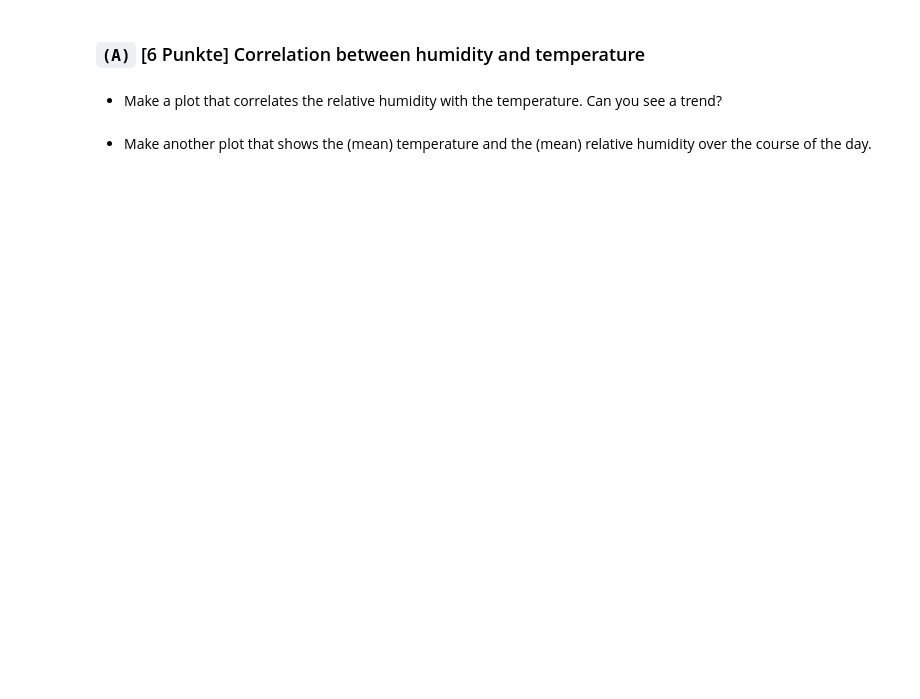
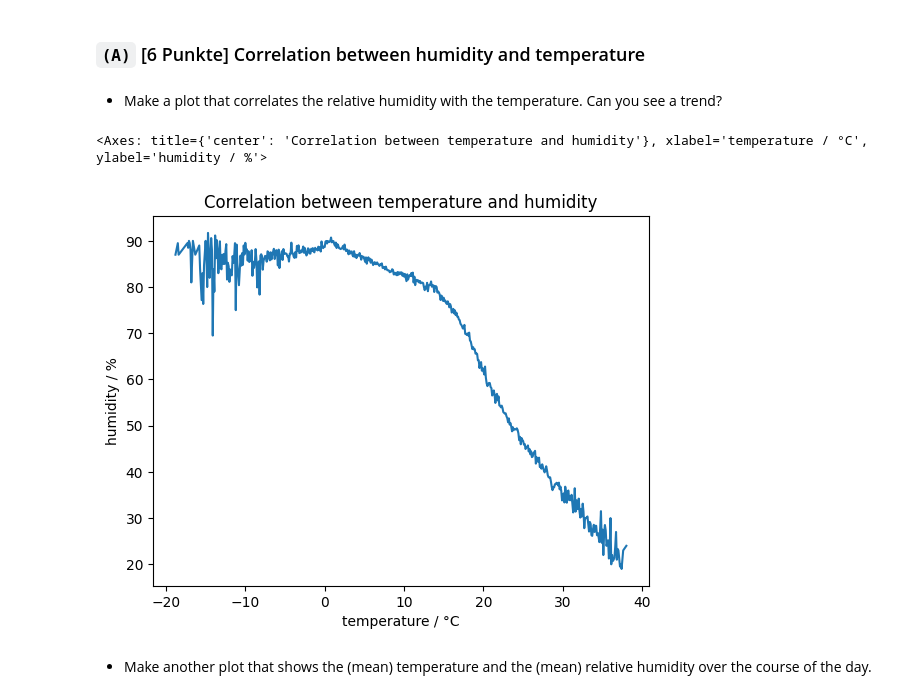
Before and after one commit to TimJoest/Datascience_2, a Jupyter notebook: MNM/Hausaufgaben/6_data_analysis/Climate_Change.ipynb, the cells around one changed output. Saved outputs shown, nothing was run; the diff lists cells and outputs as text; code cells hidden in the pictures; blank space fills up the shorter version.

```diff
--- a/MNM/Hausaufgaben/6_data_analysis/Climate_Change.ipynb
+++ b/MNM/Hausaufgaben/6_data_analysis/Climate_Change.ipynb
@@ -145,7 +305,18 @@ Make a plot that correlates the amount of *actually fallen liquid precipitation*
 # %% [markdown]
 * Make a plot that correlates the relative humidity with the temperature. Can you see a trend?
 # %%
-...
+(df_weather
+    .groupby('temperature').humidity.mean()
+    .plot(
+        title='Correlation between temperature and humidity',
+        xlabel='temperature / °C',
+        ylabel='humidity / %')
+)
+
+"""Je höher die Temperatur, desto niedriger die Luftfeuchtigkeit."""
+# %% [output]
+<Axes: title={'center': 'Correlation between temperature and humidity'}, xlabel='temperature / °C', ylabel='humidity / %'>
+[figure, added]
 # %% [markdown]
 * Make another plot that shows the (mean) temperature and the (mean) relative humidity over the course of the day.
 # %%
```
Also changed, not shown: parts of 8 cells of this notebook, 29 other files.
